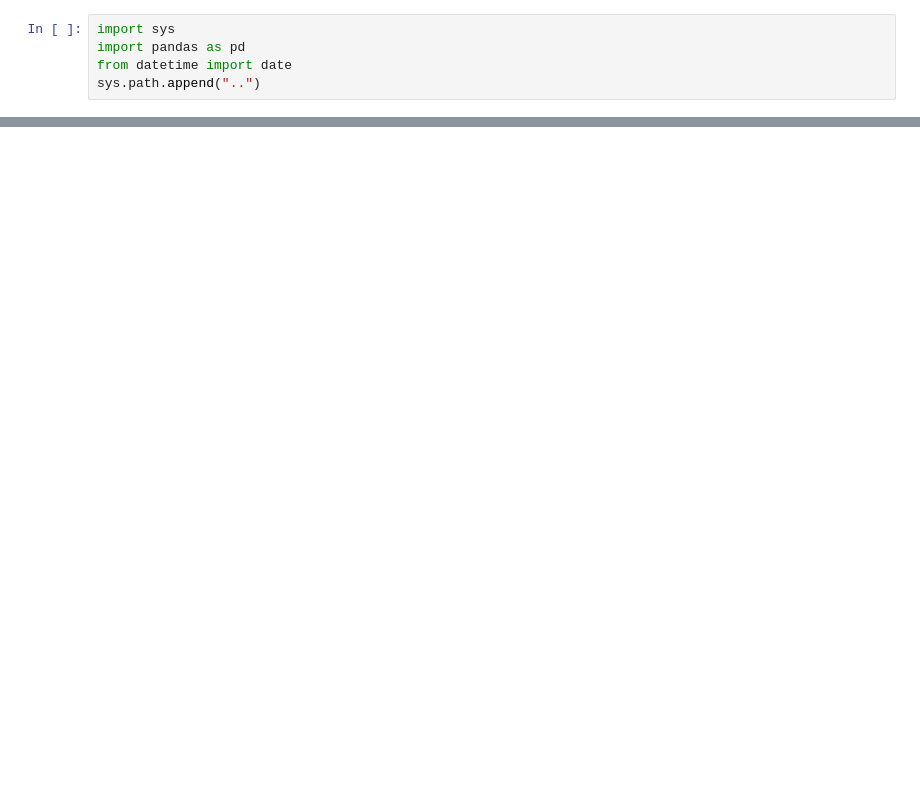
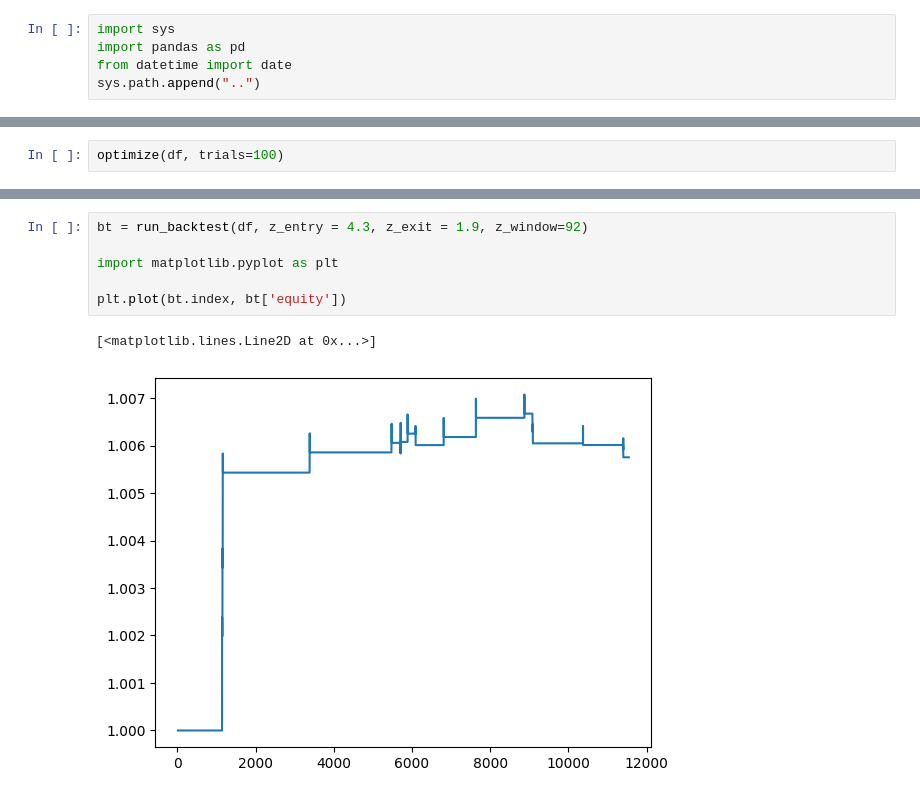
Before and after one commit to SigmaFlowX/Moex-Stat-Arb, a Jupyter notebook: notebooks/backtest.ipynb, the cells around one changed output, grey strips where cells are left out. Saved outputs shown, nothing was run; the diff lists cells and outputs as text; blank space fills up the shorter version.

```diff
--- a/notebooks/backtest.ipynb
+++ b/notebooks/backtest.ipynb
@@ -52,0 +32,2 @@ bt.tail(1)
+# %%
+optimize(df, trials=100)
@@ -52,0 +53,9 @@ bt.tail(1)
+# %%
+bt = run_backtest(df, z_entry = 4.3, z_exit = 1.9, z_window=92)
+
+import matplotlib.pyplot as plt
+
+plt.plot(bt.index, bt['equity'])
+# %% [output]
+[<matplotlib.lines.Line2D at 0x...>]
+[figure, added]
```
Also changed, not shown: parts of 4 cells of this notebook, 1 other file.
